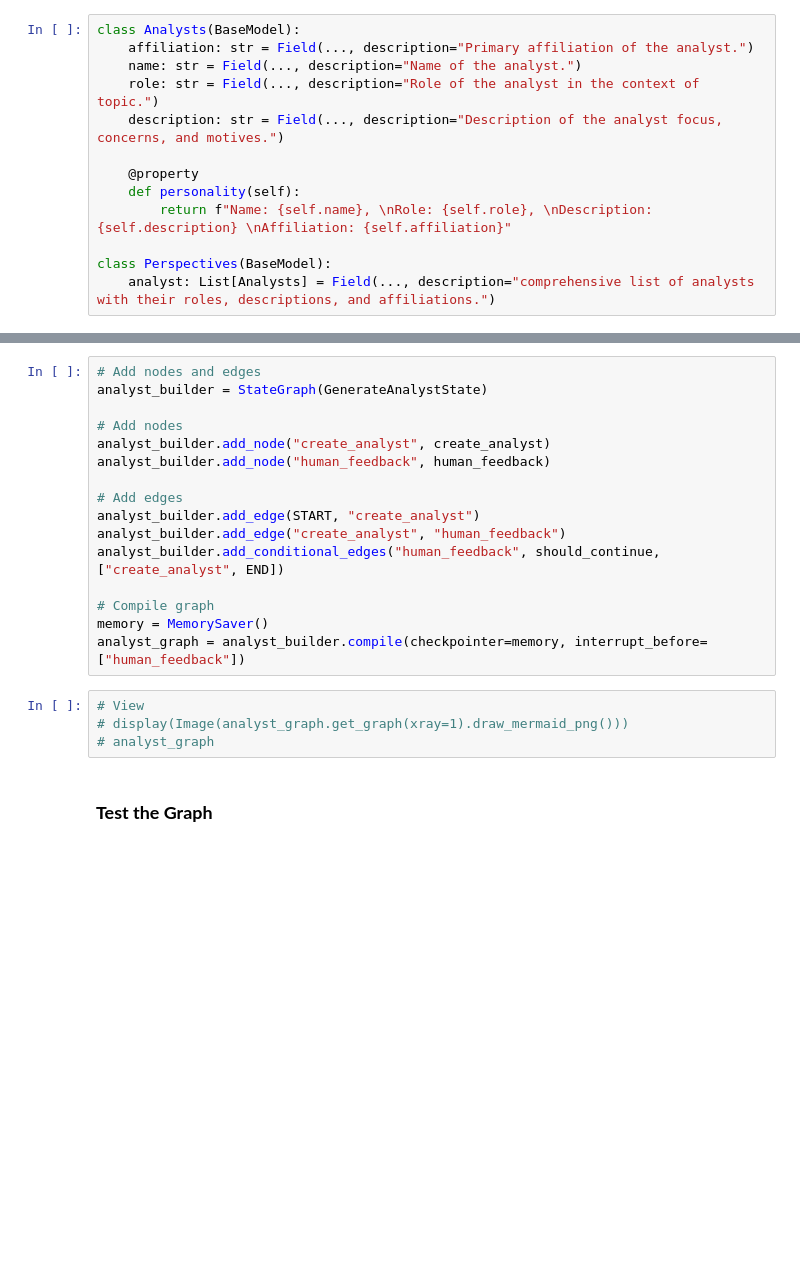
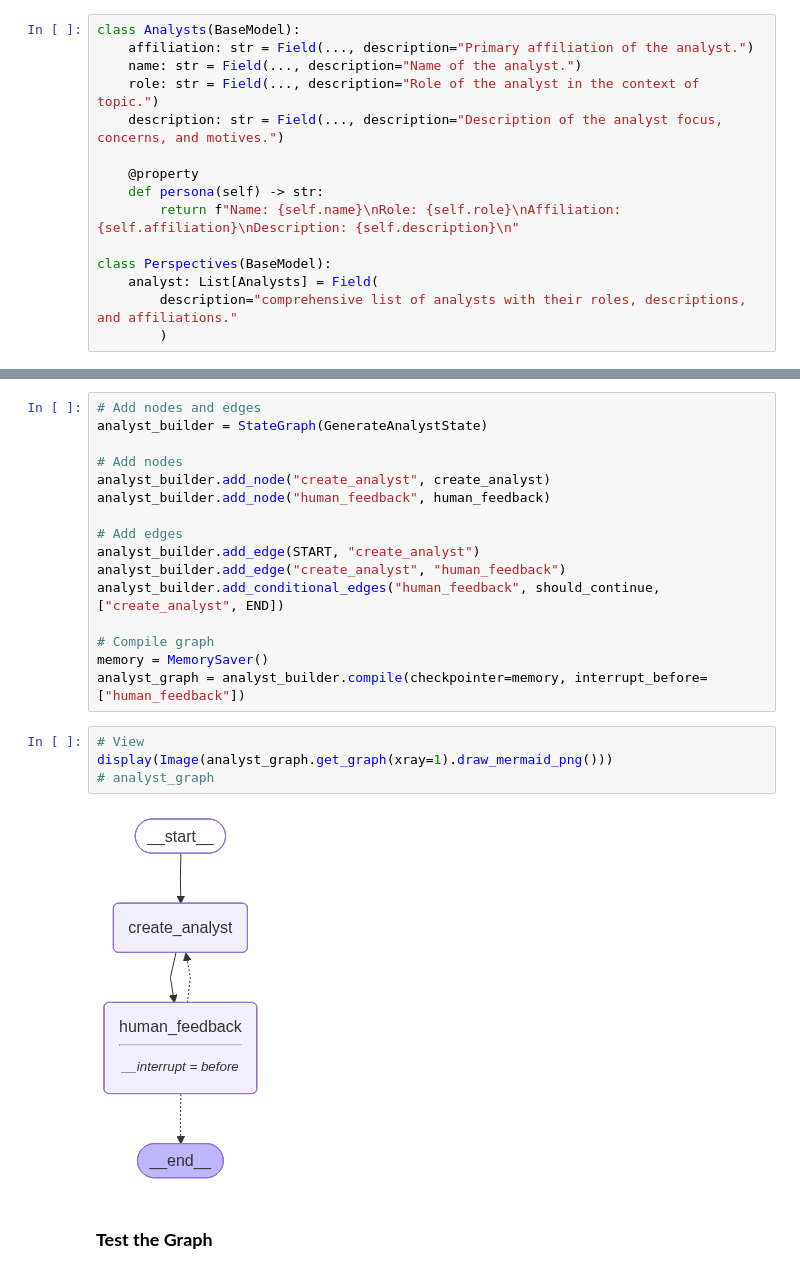
Before and after one commit to MuhammadUmerKhan/GenAI-AgenticAI-MCP-Tutorials, a Jupyter notebook: AgenticAI-Using_LangGraph/Projects/02_Research_Assistant/01_research_assistant.ipynb, the cells around one changed output, grey strips where cells are left out. Drawn from its saved outputs; the diff is of its cells as text; blank space fills up the shorter version.

```diff
--- a/AgenticAI-Using_LangGraph/Projects/02_Research_Assistant/01_research_assistant.ipynb
+++ b/AgenticAI-Using_LangGraph/Projects/02_Research_Assistant/01_research_assistant.ipynb
@@ -97,11 +97,13 @@ class Analysts(BaseModel):
     description: str = Field(..., description="Description of the analyst focus, concerns, and motives.")
 
     @property
-    def personality(self):
-        return f"Name: {self.name}, \nRole: {self.role}, \nDescription: {self.description} \nAffiliation: {self.affiliation}"
+    def persona(self) -> str:
+        return f"Name: {self.name}\nRole: {self.role}\nAffiliation: {self.affiliation}\nDescription: {self.description}\n"
 
 class Perspectives(BaseModel):
-    analyst: List[Analysts] = Field(..., description="comprehensive list of analysts with their roles, descriptions, and affiliations.")
+    analyst: List[Analysts] = Field(
+        description="comprehensive list of analysts with their roles, descriptions, and affiliations."
+        )
 # %%
 class GenerateAnalystState(TypedDict):
     topic: str
@@ -186,8 +188,10 @@ memory = MemorySaver()
 analyst_graph = analyst_builder.compile(checkpointer=memory, interrupt_before=["human_feedback"])
 # %%
 # View
-# display(Image(analyst_graph.get_graph(xray=1).draw_mermaid_png()))
+display(Image(analyst_graph.get_graph(xray=1).draw_mermaid_png()))
 # analyst_graph
+# %% [output]
+[figure, added]
 # %% [markdown]
 ### **Test the Graph**
 # %%
```
Also changed, not shown: parts of 30 cells of this notebook.
